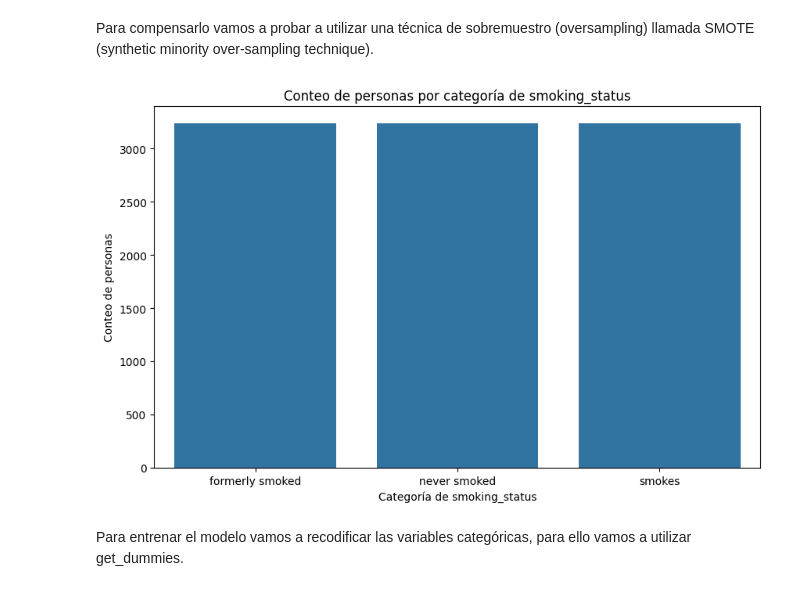
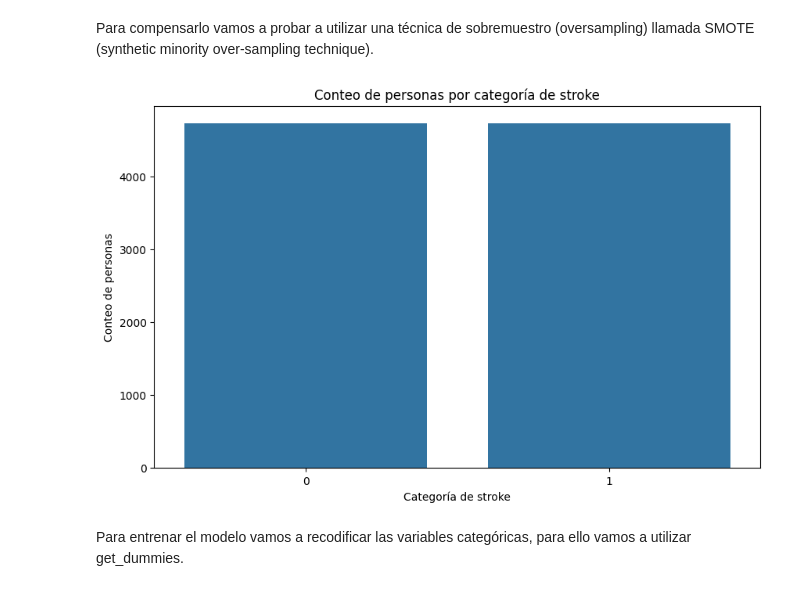
Before and after one commit to carrillo-p/DS_Grupo3, a Jupyter notebook: models/catboost/EDA.ipynb, the cells around one changed output. Drawn from its saved outputs; the diff is of its cells as text; code cells hidden in the pictures.

```diff
--- a/models/catboost/EDA.ipynb
+++ b/models/catboost/EDA.ipynb
@@ -300,8 +302,8 @@ Para compensarlo vamos a probar a utilizar una técnica de sobremuestro (oversam
 smoking_status_mapping = {'formerly smoked': 0, 'never smoked': 1, 'smokes': 2}
 df['smoking_status'] = df['smoking_status'].map(smoking_status_mapping)
 
-X = df.drop('smoking_status', axis=1)
-y = df['smoking_status']
+X = df.drop('stroke', axis=1)
+y = df['stroke']
 
 smote = SMOTE(sampling_strategy='auto', random_state=1337)
 
@@ -313,13 +315,13 @@ reverse_smoking_status_mapping = {0: 'formerly smoked', 1: 'never smoked', 2: 's
 df_resampled['smoking_status'] = df_resampled['smoking_status'].map(reverse_smoking_status_mapping)
 # %%
 plt.figure(figsize=(10, 6))
-sns.countplot(data=df_resampled, x='smoking_status')
-plt.title('Conteo de personas por categoría de smoking_status')
-plt.xlabel('Categoría de smoking_status')
+sns.countplot(data=df_resampled, x='stroke')
+plt.title('Conteo de personas por categoría de stroke')
+plt.xlabel('Categoría de stroke')
 plt.ylabel('Conteo de personas')
 plt.show()
 # %% [output]
-[figure, old version]
+[figure, new version]
 # %% [markdown]
 Para entrenar el modelo vamos a recodificar las variables categóricas, para ello vamos a utilizar get_dummies.
 # %%
```
Also changed, not shown: parts of 7 cells of this notebook.
